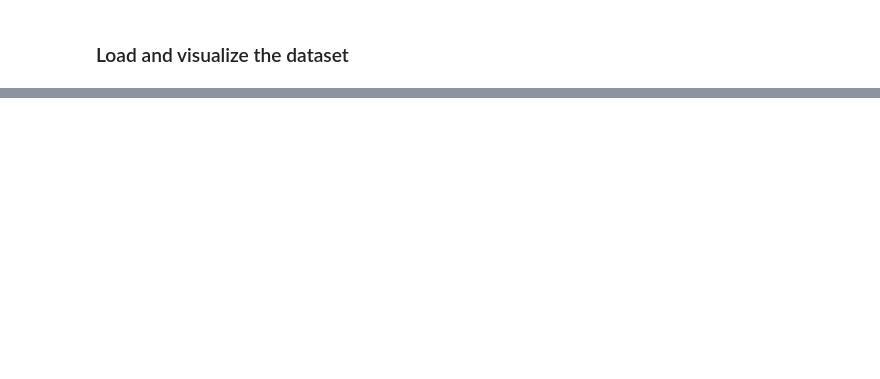
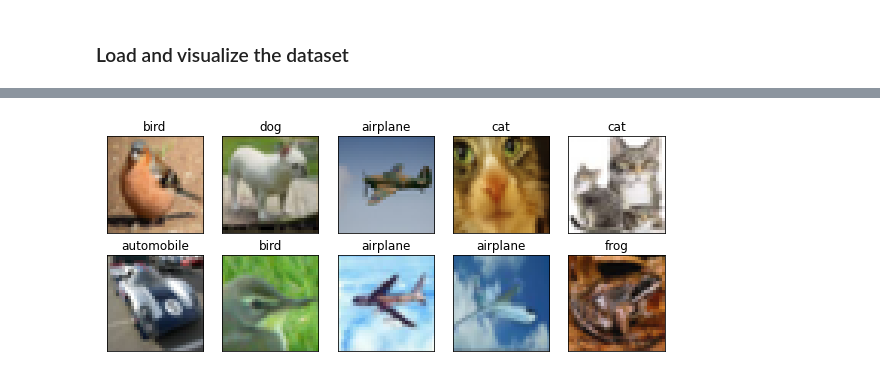
Before and after one commit to shazzad-hasan/deep-learning-projects, a Jupyter notebook: cifar10.ipynb, the cells around one changed output, grey strips where cells are left out. Saved outputs shown, nothing was run; the diff lists cells and outputs as text; code cells hidden in the pictures; blank space fills up the shorter version.

```diff
--- a/cifar10.ipynb
+++ b/cifar10.ipynb
@@ -33,7 +33,7 @@ CUDA is not available
 # %%
 from torchvision import datasets
 import torchvision.transforms as transforms
-from torch.utils.data.sampler import SubsetRndomSampler
+from torch.utils.data.sampler import SubsetRandomSampler
 
 
 # convert the data to a normalized torch.FloatTensor
@@ -58,7 +58,16 @@ train_idx, valid_idx = indices[split:], indices[:split]
 train_sampler = SubsetRandomSampler(train_idx)
 valid_sampler = SubsetRandomSampler(valid_idx)
 
-# number of subprocesses
+# number of subprocesses to use for data loading
+num_workers = 0
+# how many samples per batch to load
+batch_size = 20
+
 
 # prepare train, test and valid data loaders
-train_loaders = torch.utils.data.DataLoader(train_data, batch_size, sampler=train_sampler, num_workers=num_workers)
+train_loader = torch.utils.data.DataLoader(train_data, batch_size, sampler=train_sampler, num_workers=num_workers)
+valid_loader = torch.utils.data.DataLoader(train_data, batch_size, sampler=valid_sampler, num_workers=num_workers)
+test_loader = torch.utils.data.DataLoader(test_data, batch_size, num_workers=num_workers)
+
+# specify image classes in the dataset
+classes = ['airplane', 'automobile', 'bird', 'cat', 'deer', 'dog', 'frog', 'horse', 'ship', 'truck']
@@ -64,0 +78,24 @@ train_loaders = torch.utils.data.DataLoader(train_data, batch_size, sampler=trai
+# %%
+# visualize a batch of training data
+
+def imshow(img):
+  # unnormalize
+  img = img / 2 + 0.5
+  # convert from Tensor to image
+  plt.imshow(np.transpose(img, (1,2,0)))
+
+# obtain one batch on training images
+dataiter = iter(train_loader)
+images, labels = dataiter.next()
+# convert images to numpy for display
+images = images.numpy()
+
+# plot the images in the batch along with the corresponding labels
+fig = plt.figure(figsize=(10,4))
+# display 10 images
+for ind in np.arange(10):
+  ax = fig.add_subplot(2, 10/2, ind+1, xticks=[], yticks=[])
+  imshow(images[ind])
+  ax.set_title(classes[labels[ind]])
+# %% [output]
+[figure, added]
```
Also changed, not shown: parts of 2 cells of this notebook.
